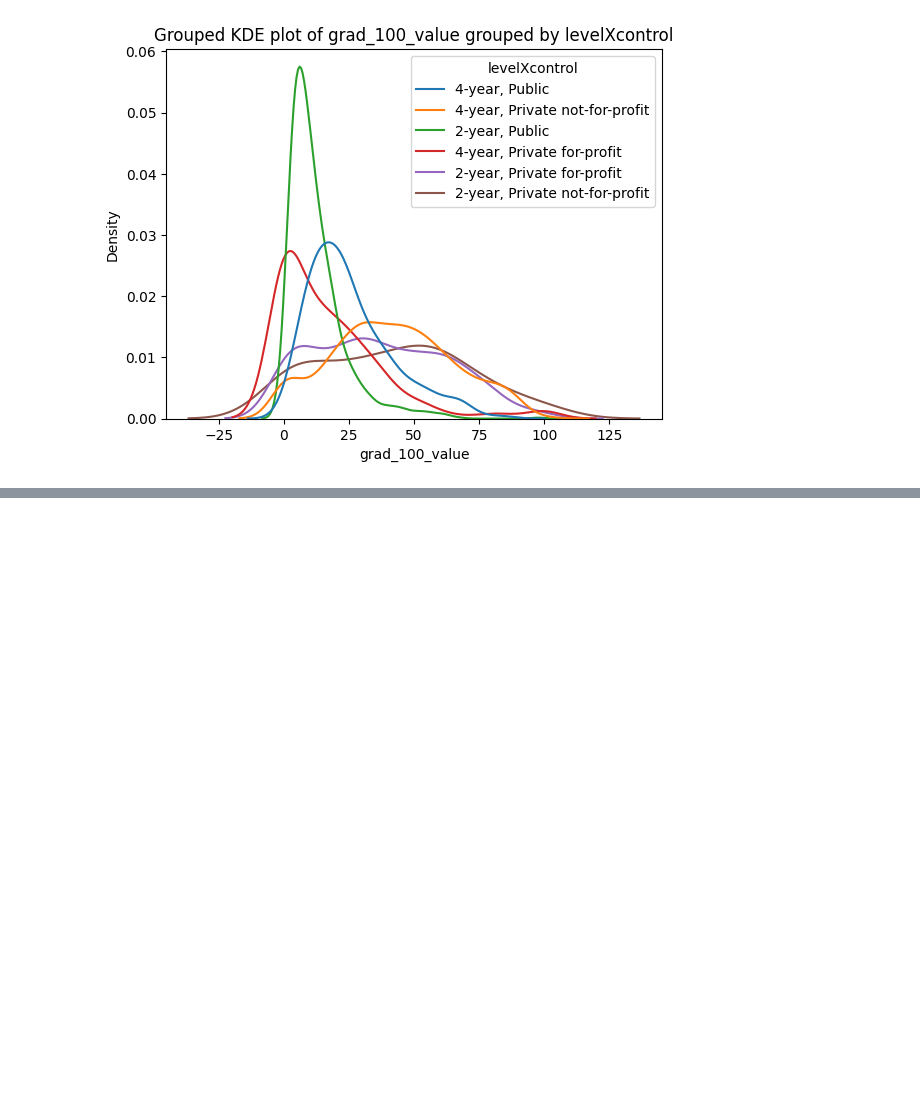
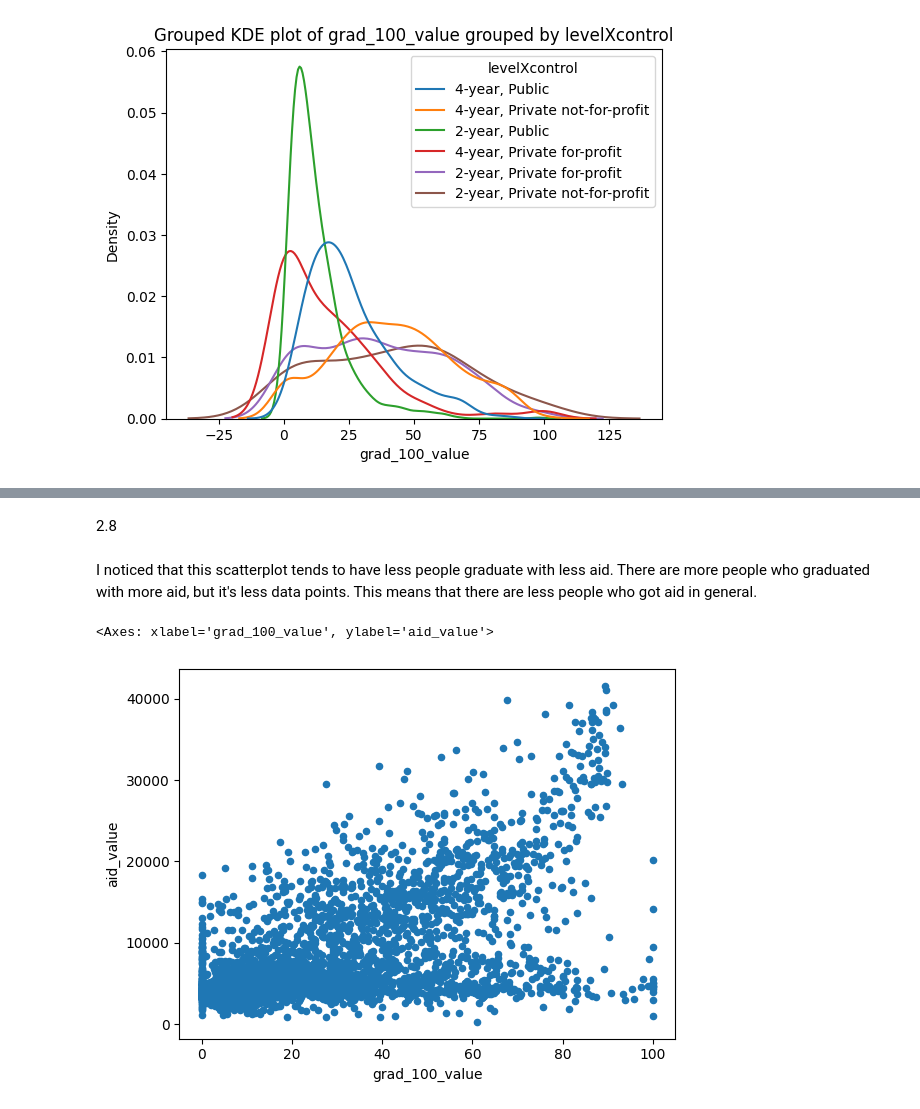
Before and after one commit to mchen899923/visualization_assignment, a Jupyter notebook: assignment.ipynb, the cells around one changed output, grey strips where cells are left out. Cells and saved outputs as stored; diff of their text form; code cells hidden in the pictures; blank space fills up the shorter version.

```diff
--- a/assignment.ipynb
+++ b/assignment.ipynb
@@ -236,0 +267,9 @@ sns.kdeplot(data = college_completion_df, x = var, hue = conditioning, common_no
+# %% [markdown]
+2.8
+# %% [markdown]
+I noticed that this scatterplot tends to have less people graduate with less aid. There are more people who graduated with more aid, but it's less data points. This means that there are less people who got aid in general.
+# %%
+college_completion_df.plot.scatter(x="grad_100_value", y="aid_value") #scatterplot
+# %% [output]
+<Axes: xlabel='grad_100_value', ylabel='aid_value'>
+[figure, added]
```
Also changed, not shown: parts of 7 cells of this notebook.
